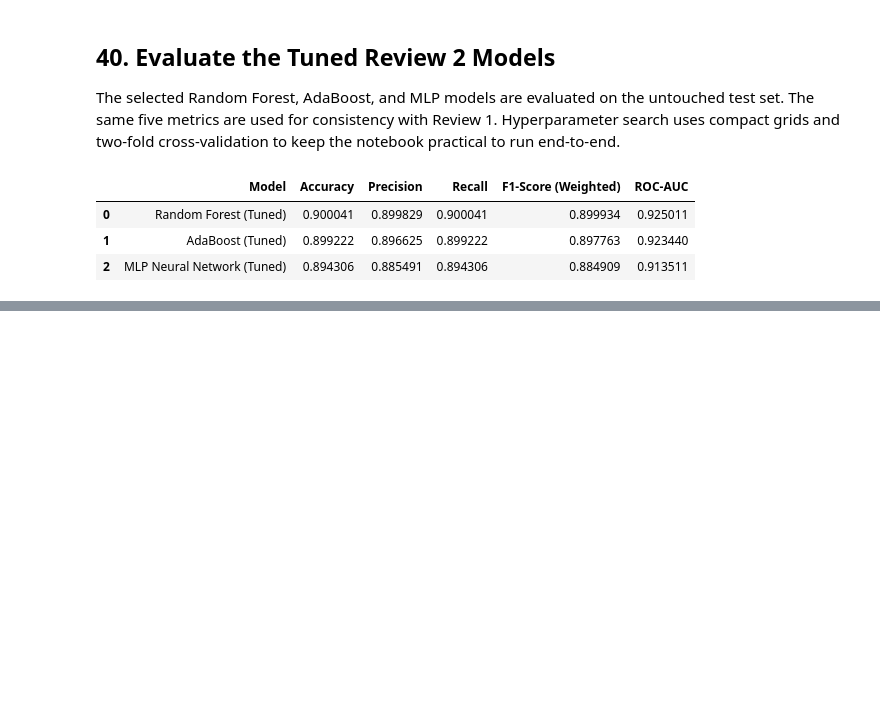
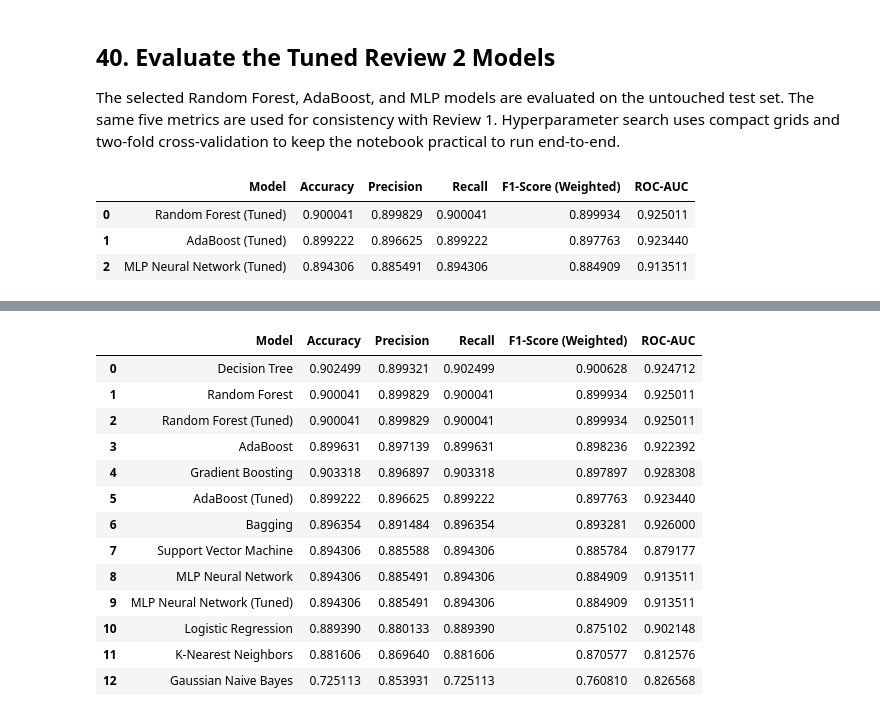
Before and after one commit to pragna100510/ML_Capstone, a Jupyter notebook: classification_review2/classification_finall.ipynb, the cells around one changed output, grey strips where cells are left out. Cells and saved outputs as stored; diff of their text form; code cells hidden in the pictures; blank space fills up the shorter version.

```diff
--- a/classification_review2/03_Review2_With_Tuned_Evaluation.ipynb
+++ b/classification_review2/classification_finall.ipynb
@@ -1895,0 +1900,27 @@ tuned_review2_results.sort_values(
+# %%
+review1_predictions = {
+    "Logistic Regression": (y_pred_lr, y_prob_lr),
+    "K-Nearest Neighbors": (y_pred_knn, y_prob_knn),
+    "Gaussian Naive Bayes": (y_pred_nb, y_prob_nb),
+    "Decision Tree": (y_pred_dt, y_prob_dt),
+    "Support Vector Machine": (y_pred_svm, y_prob_svm)
+}
+
+all_baseline_predictions = dict(review1_predictions)
+for model_name in review2_predictions:
+    all_baseline_predictions[model_name] = (
+        review2_predictions[model_name],
+        review2_probabilities[model_name]
+    )
+
+all_baseline_results = pd.DataFrame([
+    evaluate_model(name, y_test, pred, prob)
+    for name, (pred, prob) in all_baseline_predictions.items()
+])
+
+all_baseline_results = all_baseline_results.sort_values(
+    by="F1-Score (Weighted)",
+    ascending=False
+).reset_index(drop=True)
+
+all_baseline_results
@@ -1895,0 +1943,25 @@ tuned_review2_results.sort_values(
+# %%
+final_comparison = pd.concat(
+    [all_baseline_results, tuned_review2_results],
+    ignore_index=True
+).sort_values(
+    by=["F1-Score (Weighted)", "ROC-AUC"],
+    ascending=False
+).reset_index(drop=True)
+
+final_comparison
+# %% [output]
+|  | Model | Accuracy | Precision | Recall | F1-Score (Weighted) | ROC-AUC |
+| 0 | Decision Tree | 0.902499 | 0.899321 | 0.902499 | 0.900628 | 0.924712 |
+| 1 | Random Forest | 0.900041 | 0.899829 | 0.900041 | 0.899934 | 0.925011 |
+| 2 | Random Forest (Tuned) | 0.900041 | 0.899829 | 0.900041 | 0.899934 | 0.925011 |
+| 3 | AdaBoost | 0.899631 | 0.897139 | 0.899631 | 0.898236 | 0.922392 |
+| 4 | Gradient Boosting | 0.903318 | 0.896897 | 0.903318 | 0.897897 | 0.928308 |
+| 5 | AdaBoost (Tuned) | 0.899222 | 0.896625 | 0.899222 | 0.897763 | 0.923440 |
+| 6 | Bagging | 0.896354 | 0.891484 | 0.896354 | 0.893281 | 0.926000 |
+| 7 | Support Vector Machine | 0.894306 | 0.885588 | 0.894306 | 0.885784 | 0.879177 |
+| 8 | MLP Neural Network | 0.894306 | 0.885491 | 0.894306 | 0.884909 | 0.913511 |
+| 9 | MLP Neural Network (Tuned) | 0.894306 | 0.885491 | 0.894306 | 0.884909 | 0.913511 |
+| 10 | Logistic Regression | 0.889390 | 0.880133 | 0.889390 | 0.875102 | 0.902148 |
+| 11 | K-Nearest Neighbors | 0.881606 | 0.869640 | 0.881606 | 0.870577 | 0.812576 |
+| 12 | Gaussian Naive Bayes | 0.725113 | 0.853931 | 0.725113 | 0.760810 | 0.826568 |
```
Also changed, not shown: parts of 6 cells of this notebook.
